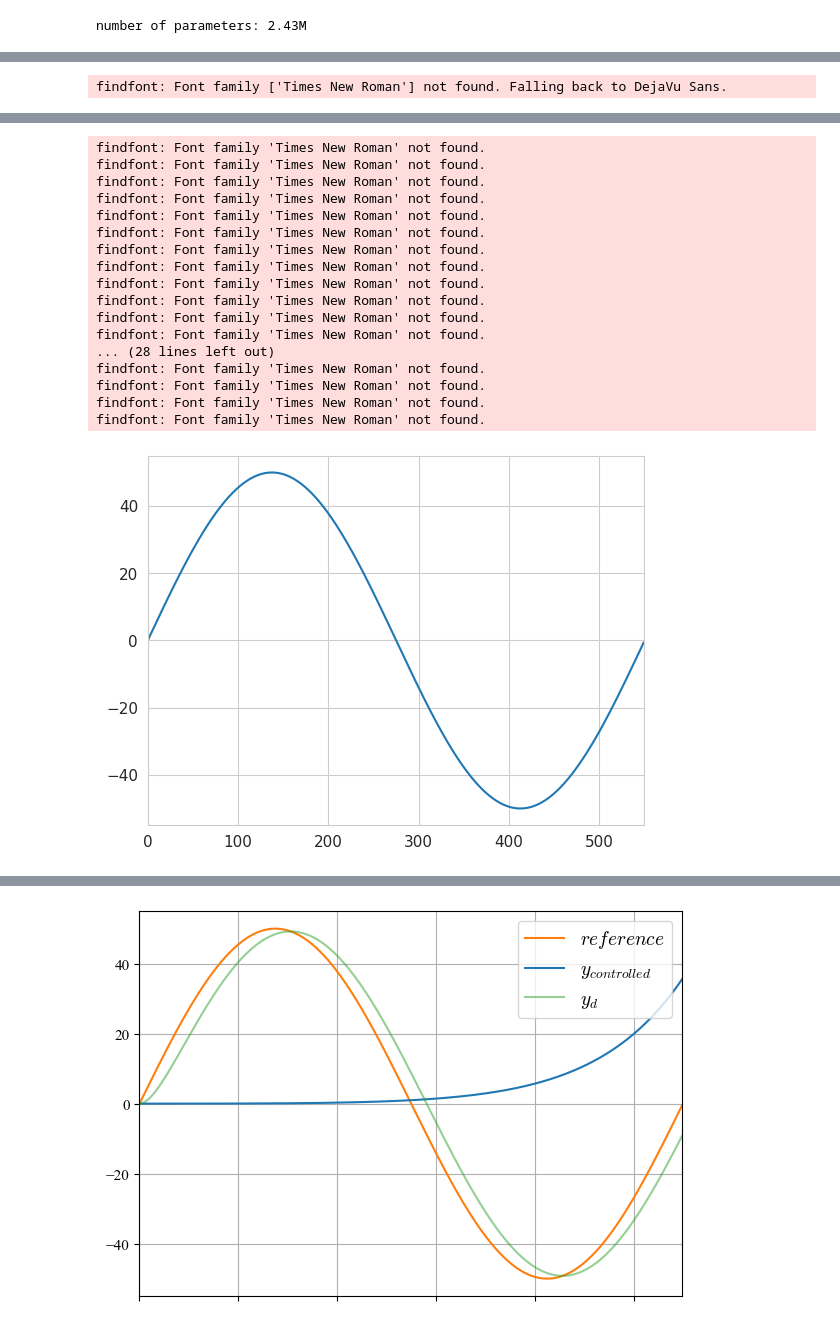
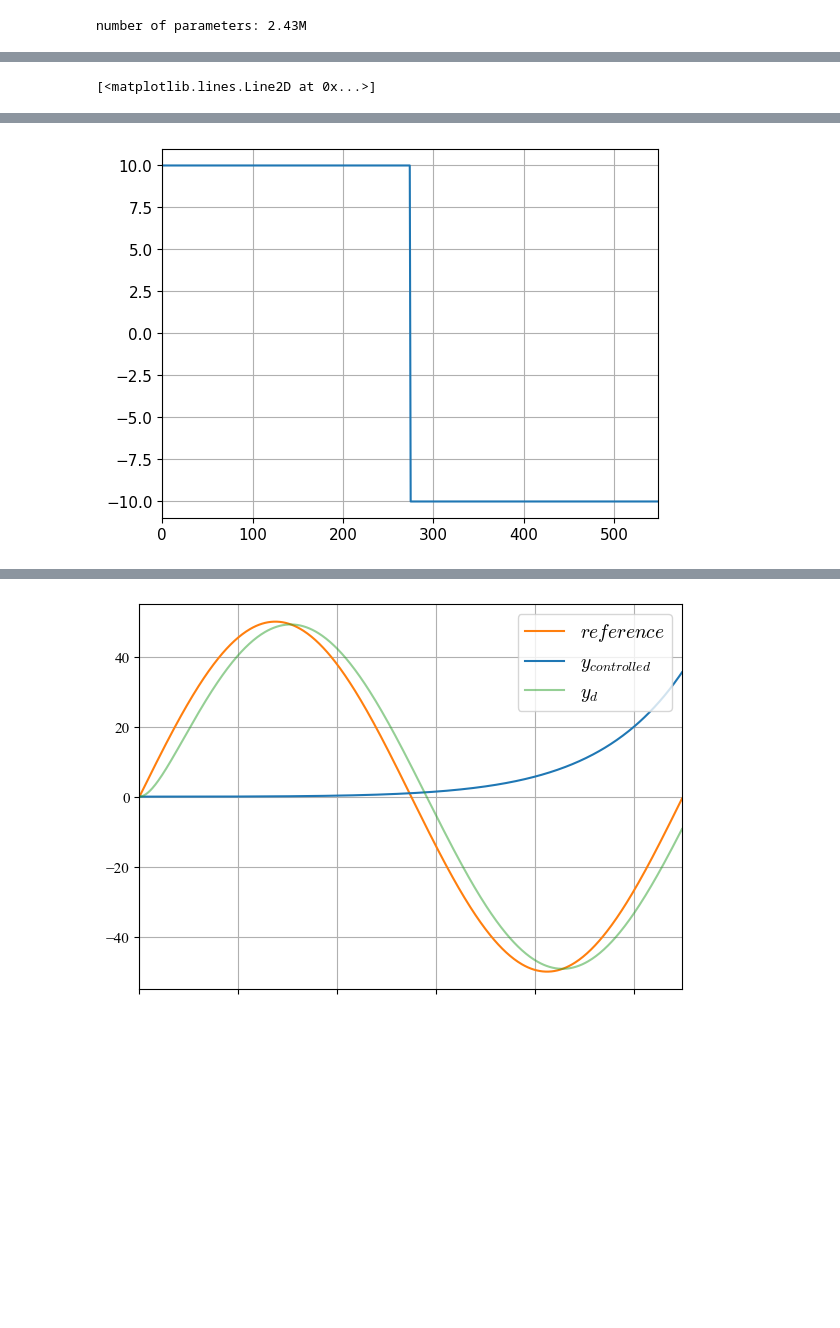
Before and after one commit to buswayne/sysid-transformers-control, a Jupyter notebook: control/test_CL_wh.ipynb, the cells around one changed output, grey strips where cells are left out. Cells and saved outputs as stored; diff of their text form; code cells hidden in the pictures; blank space fills up the shorter version.

```diff
--- a/control/test_CL_wh.ipynb
+++ b/control/test_CL_wh.ipynb
@@ -136,64 +140,23 @@ t_CL = np.arange(0, T_cl, Ts)
 r = np.zeros(t_CL.shape)
 #only one ref should be chosen
 steps_1 = 0
-steps_10 = 0
+steps_10 = 1
 steps_100 = 0
 
-ramp1 = 0
-ramp10 = 0
-ramp100 = 0
-ramp_minus10 = 0
-ramp_minus100 = 0
 
-parabolic1 = 0
-parabolic10 = 0
-parabolic100 = 0
-
-sine_1 = 0 # A = 1 , one period
-sine_2 = 1 # A = 50 , one period
-sine_3 = 0 # A = 1 , 10 periods
-sine_4 = 0 # A =50, 10 periods ,
-sine_5 = 0 # A = 1, 4 periods ,
-sine_6 = 0 # A = 50 , 4 periods
-
-impulse1 = 0
-impulse10 = 0
-impulse100 = 0
+if steps_1 :
+    value = 1
+elif steps_10 :
+    value = 10
+elif steps_100 :
+    value = 100
 
 
 
-if steps_1 or ramp1 or parabolic1 or sine_1 or sine_3 or sine_5 or impulse1: value = 1
-if steps_10 or ramp10 or parabolic10 or impulse10: value = 10
-if  sine_2 or sine_4 or sine_6 : value = 50
-if steps_100 or ramp100 or parabolic100 or impulse100 : value = 100
-if ramp_minus100 : value = -100
-if ramp_minus10: value = -10
-if sine_1 or sine_2 : freq = 1/T_cl
-if sine_3 or sine_4 : freq = 2
-if sine_5 or sine_6 : freq = 4/T_cl
+r[t_CL < T_cl/2] = value
+r[(t_CL >= T_cl/2) & (t_CL < T_cl)] = - value
 
-if (steps_1 or steps_10 or steps_100) :
-    r[t_CL < T_cl/2] = value
-    r[(t_CL >= T_cl/2) & (t_CL < T_cl)] = - value
-
-if (ramp1 or ramp10 or ramp100 or ramp_minus100 or ramp_minus10) :
-    ramp_up_indices = t_CL <= T_cl/2
-    r[ramp_up_indices] = t_CL[ramp_up_indices]*value / T_cl/2
-    ramp_down_indices = (t_CL > T_cl/2) & (t_CL <= T_cl)
-    r[ramp_down_indices] = (T_cl - t_CL[ramp_down_indices])*value / T_cl/2
-
-if ( parabolic1 or parabolic10 or parabolic100 ) :
-    ramp_up_indices = t_CL <= T_cl/2
-    r[ramp_up_indices] = (t_CL[ramp_up_indices]**2)*value / (T_cl/2**2)
-    ramp_down_indices = (t_CL > T_cl/2) & (t_CL <= T_cl)
-    r[ramp_down_indices] = ((T_cl - t_CL[ramp_down_indices])**2)*value / (T_cl/2**2)
-
-if (sine_1 or sine_2 or sine_3 or sine_4 or sine_5 or sine_6 ):
-    r = value * np.sin(2 * np.pi * freq * t_CL)
-
-if( impulse1 or impulse100 or impulse10 ):
-    r[((len(t_CL) // 2)-10) : ((len(t_CL) // 2)+10)] = value
 
 plt.plot(r)
 # %% [output]
-findfont: Font family ['Times New Roman'] not found. Falling back to DejaVu Sans.
+[<matplotlib.lines.Line2D at 0x...>]
@@ -201,19 +180,2 @@ findfont: Font family ['Times New Roman'] not found. Falling back to DejaVu Sans
-findfont: Font family 'Times New Roman' not found.
-findfont: Font family 'Times New Roman' not found.
-findfont: Font family 'Times New Roman' not found.
-findfont: Font family 'Times New Roman' not found.
-findfont: Font family 'Times New Roman' not found.
-findfont: Font family 'Times New Roman' not found.
-findfont: Font family 'Times New Roman' not found.
-findfont: Font family 'Times New Roman' not found.
-findfont: Font family 'Times New Roman' not found.
-findfont: Font family 'Times New Roman' not found.
-findfont: Font family 'Times New Roman' not found.
-findfont: Font family 'Times New Roman' not found.
-... (28 lines left out)
-findfont: Font family 'Times New Roman' not found.
-findfont: Font family 'Times New Roman' not found.
-findfont: Font family 'Times New Roman' not found.
-findfont: Font family 'Times New Roman' not found.
-[figure, old version]
+[figure, new version]
 # %%
```
Also changed, not shown: parts of 6 cells of this notebook, 2 other files.
